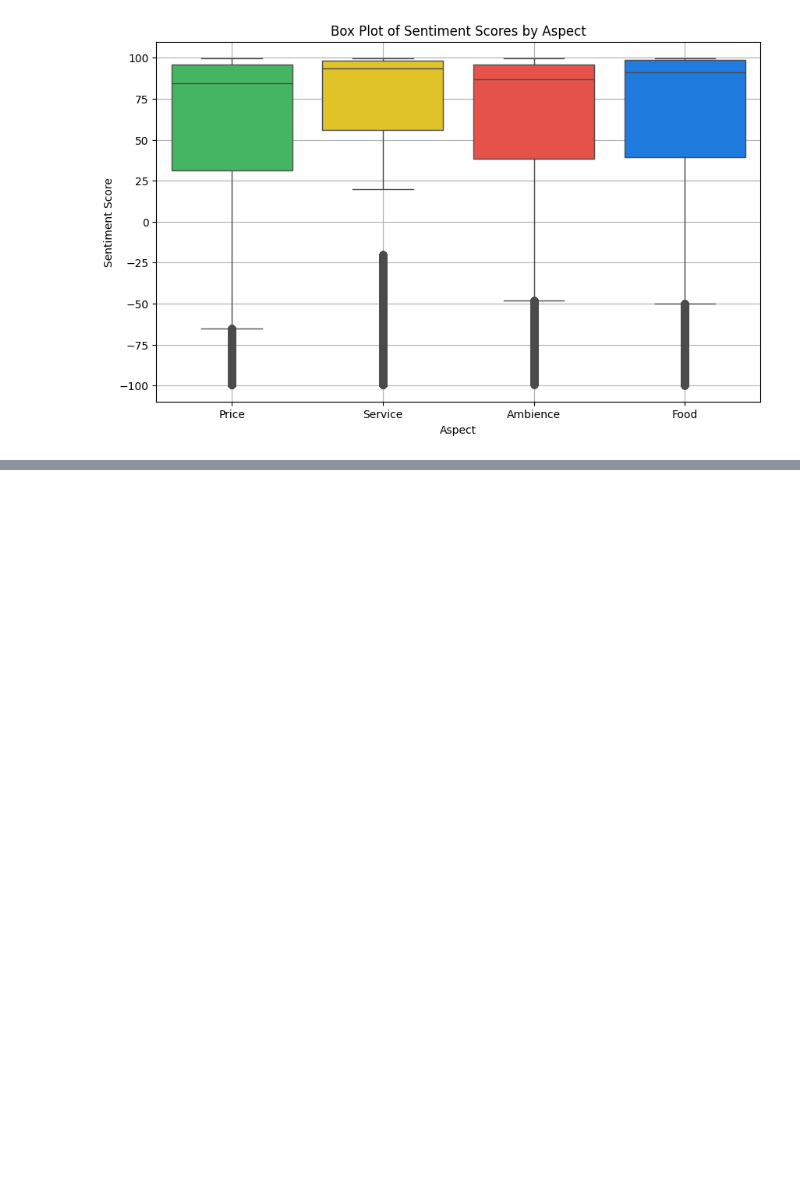
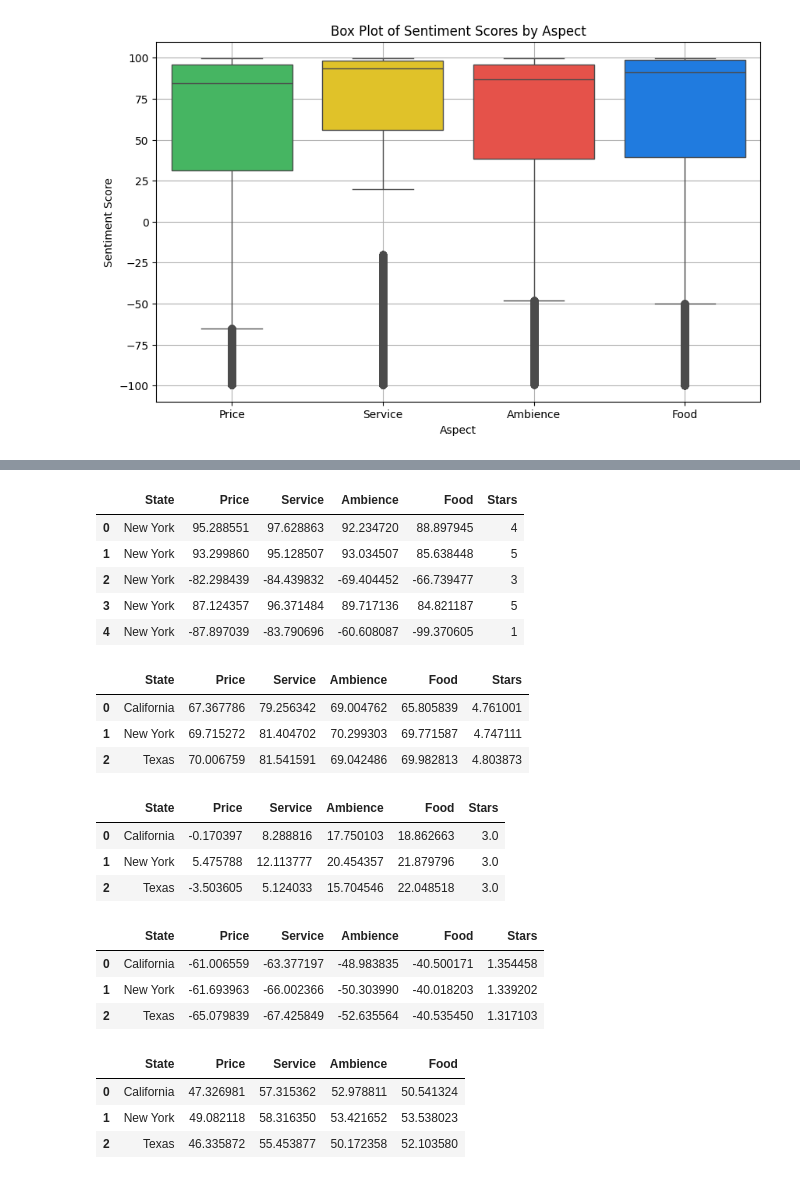
Before and after one commit to logankcc/CMPE351, a Jupyter notebook: src/view_rq3_data.ipynb, the cells around one changed output, grey strips where cells are left out. Cells and saved outputs as stored; diff of their text form; code cells hidden in the pictures; blank space fills up the shorter version.

```diff
--- a/src/view_rq3_data.ipynb
+++ b/src/view_rq3_data.ipynb
@@ -4,9 +4,9 @@ import plotly.graph_objects as go
 import seaborn as sns
 import matplotlib.pyplot as plt
 # %%
-df = pd.read_csv('../data/review_sentiments_geo.csv')
-df['State'] = df['State'].replace('New_York', 'New York')
-df.head()
+geo_df = pd.read_csv('../data/review_sentiments_geo.csv')
+geo_df['State'] = geo_df['State'].replace('New_York', 'New York')
+geo_df.head()
 # %% [output]
 |  | State | Price | Service | Ambience | Food |
 | 0 | New York | 95.288551 | 97.628863 | 92.234720 | 88.897945 |
@@ -124,0 +117,3 @@ mean_df.head()
+# %%
+stars_df = pd.read_csv('../data/review_sentiments_stars.csv')
+stars_df.head()
@@ -124,0 +127,10 @@ mean_df.head()
+# %%
+combined_df = pd.concat([geo_df, stars_df['Stars']], axis=1)
+combined_df.head()
+# %% [output]
+|  | State | Price | Service | Ambience | Food | Stars |
+| 0 | New York | 95.288551 | 97.628863 | 92.234720 | 88.897945 | 4 |
+| 1 | New York | 93.299860 | 95.128507 | 93.034507 | 85.638448 | 5 |
+| 2 | New York | -82.298439 | -84.439832 | -69.404452 | -66.739477 | 3 |
+| 3 | New York | 87.124357 | 96.371484 | 89.717136 | 84.821187 | 5 |
+| 4 | New York | -87.897039 | -83.790696 | -60.608087 | -99.370605 | 1 |
@@ -124,0 +139,12 @@ mean_df.head()
+# %%
+positive_df = combined_df[combined_df['Stars'].isin([4, 5])]
+positive_ny_count = positive_df[positive_df['State'] == 'New York'].shape[0]
+positive_tx_count = positive_df[positive_df['State'] == 'Texas'].shape[0]
+positive_ca_count = positive_df[positive_df['State'] == 'California'].shape[0]
+positive_df = positive_df.groupby('State').mean().reset_index()
+positive_df.head()
+# %% [output]
+|  | State | Price | Service | Ambience | Food | Stars |
+| 0 | California | 67.367786 | 79.256342 | 69.004762 | 65.805839 | 4.761001 |
+| 1 | New York | 69.715272 | 81.404702 | 70.299303 | 69.771587 | 4.747111 |
+| 2 | Texas | 70.006759 | 81.541591 | 69.042486 | 69.982813 | 4.803873 |
@@ -124,0 +223,12 @@ mean_df.head()
+# %%
+neutral_df = combined_df[combined_df['Stars'].isin([3])]
+neutral_ny_count = neutral_df[neutral_df['State'] == 'New York'].shape[0]
+neutral_tx_count = neutral_df[neutral_df['State'] == 'Texas'].shape[0]
+neutral_ca_count = neutral_df[neutral_df['State'] == 'California'].shape[0]
+neutral_df = neutral_df.groupby('State').mean().reset_index()
+neutral_df.head()
+# %% [output]
+|  | State | Price | Service | Ambience | Food | Stars |
+| 0 | California | -0.170397 | 8.288816 | 17.750103 | 18.862663 | 3.0 |
+| 1 | New York | 5.475788 | 12.113777 | 20.454357 | 21.879796 | 3.0 |
+| 2 | Texas | -3.503605 | 5.124033 | 15.704546 | 22.048518 | 3.0 |
@@ -124,0 +301,12 @@ mean_df.head()
+# %%
+negative_df = combined_df[combined_df['Stars'].isin([1, 2])]
+negative_ny_count = negative_df[negative_df['State'] == 'New York'].shape[0]
+negative_tx_count = negative_df[negative_df['State'] == 'Texas'].shape[0]
+negative_ca_count = negative_df[negative_df['State'] == 'California'].shape[0]
+negative_df = negative_df.groupby('State').mean().reset_index()
+negative_df.head()
+# %% [output]
+|  | State | Price | Service | Ambience | Food | Stars |
+| 0 | California | -61.006559 | -63.377197 | -48.983835 | -40.500171 | 1.354458 |
+| 1 | New York | -61.693963 | -66.002366 | -50.303990 | -40.018203 | 1.339202 |
+| 2 | Texas | -65.079839 | -67.425849 | -52.635564 | -40.535450 | 1.317103 |
@@ -125 +385,12 @@ mean_df.head()
+# %%
+mean_df = geo_df.groupby('State').mean().reset_index()
+ny_count = geo_df[geo_df['State'] == 'New York'].shape[0]
+tx_count = geo_df[geo_df['State'] == 'Texas'].shape[0]
+ca_count = geo_df[geo_df['State'] == 'California'].shape[0]
+mean_df.head()
+# %% [output]
+|  | State | Price | Service | Ambience | Food |
+| 0 | California | 47.326981 | 57.315362 | 52.978811 | 50.541324 |
+| 1 | New York | 49.082118 | 58.316350 | 53.421652 | 53.538023 |
+| 2 | Texas | 46.335872 | 55.453877 | 50.172358 | 52.103580 |
 # %%
```
Also changed, not shown: parts of 8 cells of this notebook, 5 other files.
